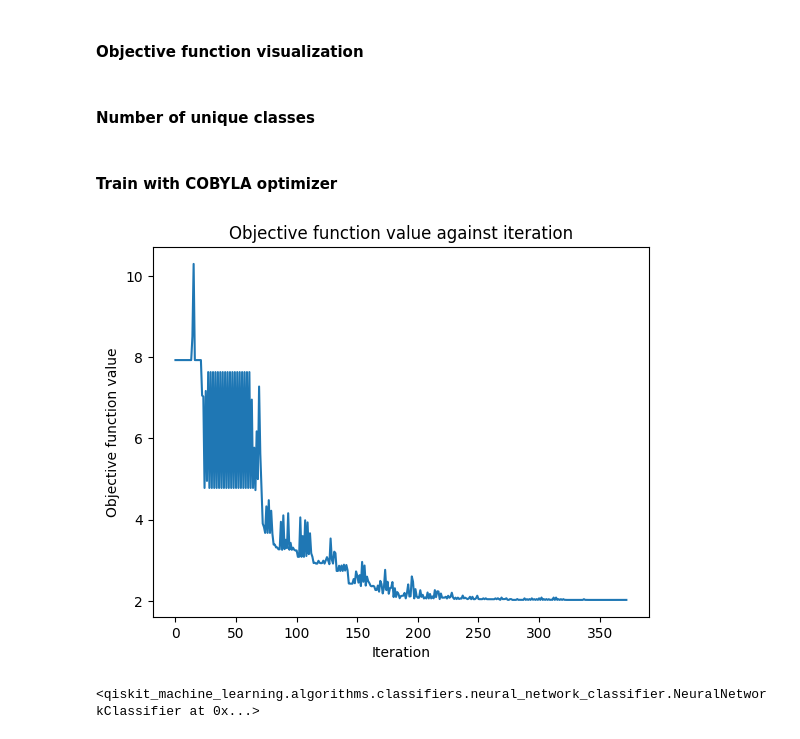
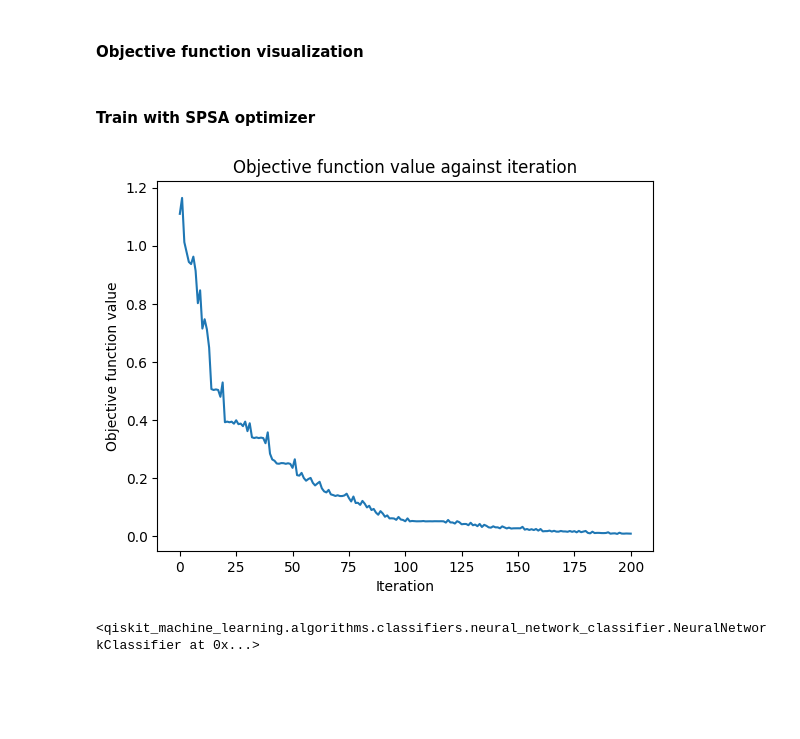
Before and after one commit to ketayon/PNEUMONIA_DETECTION, a Jupyter notebook: piqture_pneumonia_detection.ipynb, the cells around one changed output. Drawn from its saved outputs; the diff is of its cells as text; code cells hidden in the pictures; blank space fills up the shorter version.

```diff
--- a/piqture_pneumonia_detection.ipynb
+++ b/piqture_pneumonia_detection.ipynb
@@ -119,15 +100,14 @@ def load_and_limit_data(path, label, num_samples, transform):
+# %%
+X_train_res = X_train.reshape(-1, 8)
+X_test_res = X_test.reshape(-1, 8)
+# %%
+X_train_min = X_train_res[:1000]
+y_train_min = y_train[:1000]
+X_test_min = X_test_res[:200]
+y_test_min = y_test[:200]
 # %%
-train_data_norm, train_labels_norm = load_and_limit_data(dataset_path_norm, 0, 500, transform)
-train_data_pneu, train_labels_pneu = load_and_limit_data(dataset_path_pneu, 1, 500, transform)
-
-X_train = np.array(train_data_norm + train_data_pneu)
-y_train = np.array(train_labels_norm + train_labels_pneu)
-
-class_weights = compute_class_weight('balanced', classes=np.unique(y_train), y=y_train)
-class_weights = torch.tensor(class_weights, dtype=torch.float32)
-
 pca = PCA(n_components=8)
-X_train_pca = pca.fit_transform(X_train)
+X_train_pca = pca.fit_transform(X_train_min)
 
 X_train_tensor = torch.tensor(X_train_pca, dtype=torch.float32)
-y_train_tensor = torch.tensor(y_train, dtype=torch.float32)
+y_train_tensor = torch.tensor(y_train_min, dtype=torch.float32)
@@ -197,23 +169,19 @@ def callback_graph(weights, obj_func_eval):
     plt.ylabel("Objective function value")
     plt.plot(range(len(objective_func_vals)), objective_func_vals)
     plt.show()
-# %% [markdown]
-#### Number of unique classes
-# %%
-NeuralNetworkClassifier.num_classes=len(class_weights)
 # %% [markdown]
-#### Train with COBYLA optimizer
+#### Train with SPSA optimizer
 # %%
 classifier = NeuralNetworkClassifier(
     neural_network=qnn,
-    optimizer=COBYLA(maxiter=1000, tol=1e-4),
+    optimizer=SPSA(maxiter=100, learning_rate=0.02, perturbation=0.01),
     loss='cross_entropy',
     callback=callback_graph
 )
 
 classifier.fit(X_train_tensor, y_train_tensor)
 # %% [output]
-[figure, old version]
+[figure, new version]
 <qiskit_machine_learning.algorithms.classifiers.neural_network_classifier.NeuralNetworkClassifier at 0x...>
 # %%
 train_accuracy = np.round(100 * classifier.score(X_train_tensor, y_train_tensor), 2)
```
Also changed, not shown: parts of 17 cells of this notebook, 3 other files.
